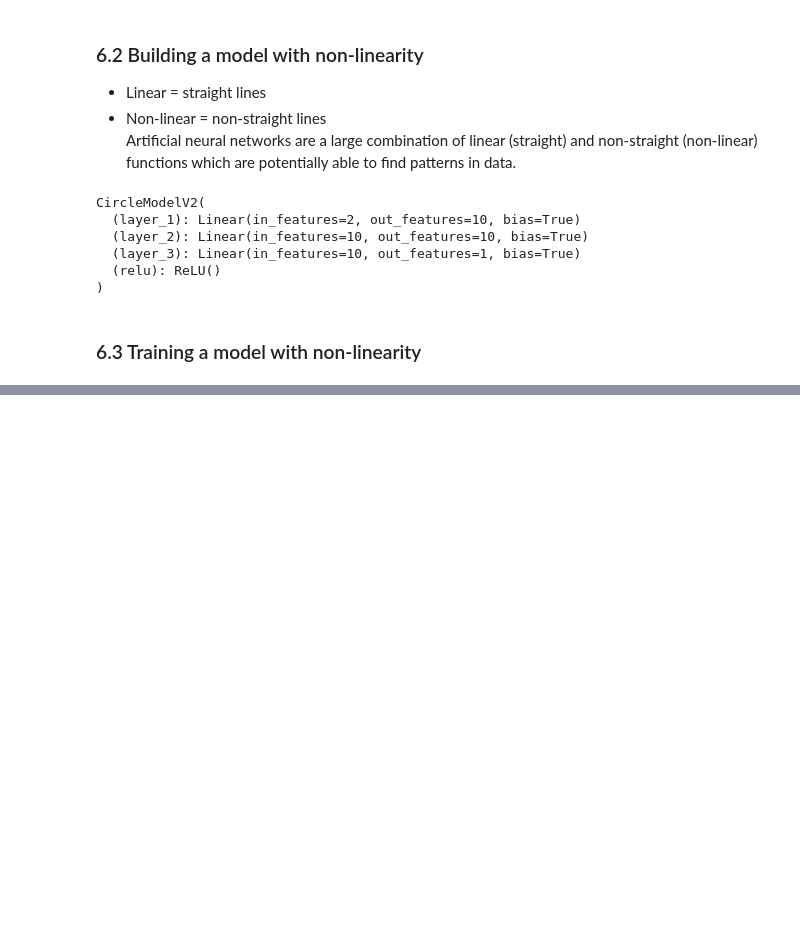
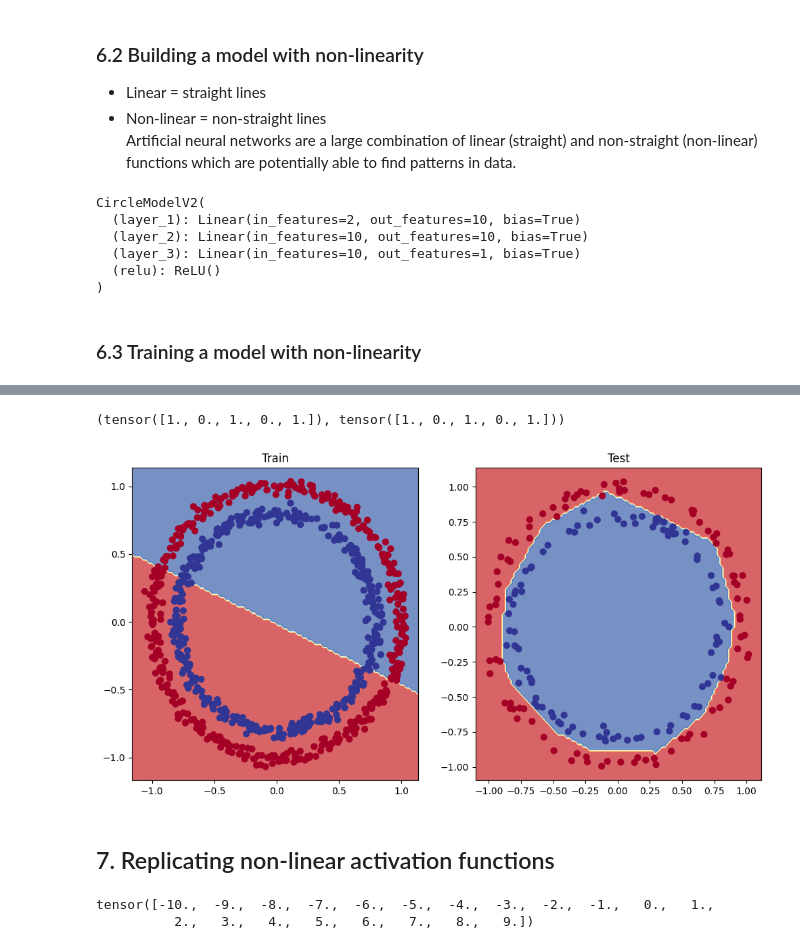
Before and after one commit to deeryakgun/pytorch-for-deep-learning-udemy-notes, a Jupyter notebook: 02_neural_network_classification.ipynb, the cells around one changed output, grey strips where cells are left out. Drawn from its saved outputs; the diff is of its cells as text; code cells hidden in the pictures; blank space fills up the shorter version.

```diff
--- a/02_neural_network_classification.ipynb
+++ b/02_neural_network_classification.ipynb
@@ -492,20 +492,33 @@ optimizer = torch.optim.SGD(params=model_2.parameters(), lr=0.1)
 # %% [markdown]
 ### 6.3 Training a model with non-linearity
 # %%
+# Loop through data
 epochs = 1000
 for epoch in range(epochs):
+    ### Training
     model_2.train()
-    y_pred = model_2(X_train).squeeze()
-    loss = loss_fn(y_pred, y_train)
-    optimizer.zero_grad()
-    loss.backward()
-    optimizer.step()
+    # 1. Forward pass
+    y_logits = model_2(X_train).squeeze()
+    y_pred = torch.round(torch.sigmoid(y_logits))  # logits -> prediction probabilities -> prediction labels
 
+    # 2. Calculate the loss
+    loss = loss_fn(y_logits, y_train)   # BCEWithLogitsLoss (takes in logits as first input)
+    acc = accuracy_fn(y_true = y_train, y_pred = y_pred)
+
+    optimizer.zero_grad()   # 3. Optimizer zero grad
+    loss.backward()         # 4. Loss backward
+    optimizer.step()        # 5. Step the optimizer
+
+    ### Testing
     model_2.eval()
     with torch.inference_mode():
-        test_pred = model_2(X_test).squeeze()
-        test_loss = loss_fn(test_pred, y_test)
+        test_logits = model_2(X_test).squeeze()
+        test_pred = torch.round(torch.sigmoid(test_logits))
 
+        test_loss = loss_fn(test_logits, y_test)
+        test_acc = accuracy_fn(y_true = y_test, y_pred = test_pred)
+
+    # Print out what's this happenin'
     if epoch%100 == 0:
-        print(f"Epoch: {epoch}  |  Train Loss: {loss:.5f}  |  Test Loss: {test_loss:.5f}")
+        print(f"Epoch: {epoch} | Loss: {loss:.5f}, Acc: {acc:.2f}% | Test loss: {test_loss:.5f}, Test acc: {test_acc:.2f}%")
 # %% [output]
@@ -521,0 +535,28 @@ Epoch: 900  |  Train Loss: 0.64007  |  Test Loss: 0.64637
+# %%
+#make predictions
+model_2.eval()
+with torch.inference_mode():
+    y_logits = model_2(X_test).squeeze()
+    y_pred = torch.round(torch.sigmoid(y_logits))
+
+y_pred[:5], y_test[:5]
+# %% [output]
+(tensor([1., 0., 1., 0., 1.]), tensor([1., 0., 1., 0., 1.]))
+# %%
+plt.figure(figsize=(12,6))
+plt.subplot(1,2,1)
+plt.title("Train")
+plot_decision_boundary(model_1, X_train, y_train)   #model_1 no non_linearity
+plt.subplot(1,2,2)
+plt.title("Test")
+plot_decision_boundary(model_2, X_test, y_test)    #model_2 has non_linearity
+# %% [output]
+[figure, added]
+# %% [markdown]
+## 7. Replicating non-linear activation functions
+# %%
+A = torch.arange(-10,10,1,dtype=torch.float32)
+A
+# %% [output]
+tensor([-10.,  -9.,  -8.,  -7.,  -6.,  -5.,  -4.,  -3.,  -2.,  -1.,   0.,   1.,
+          2.,   3.,   4.,   5.,   6.,   7.,   8.,   9.])
```
Also changed, not shown: parts of 21 cells of this notebook.
